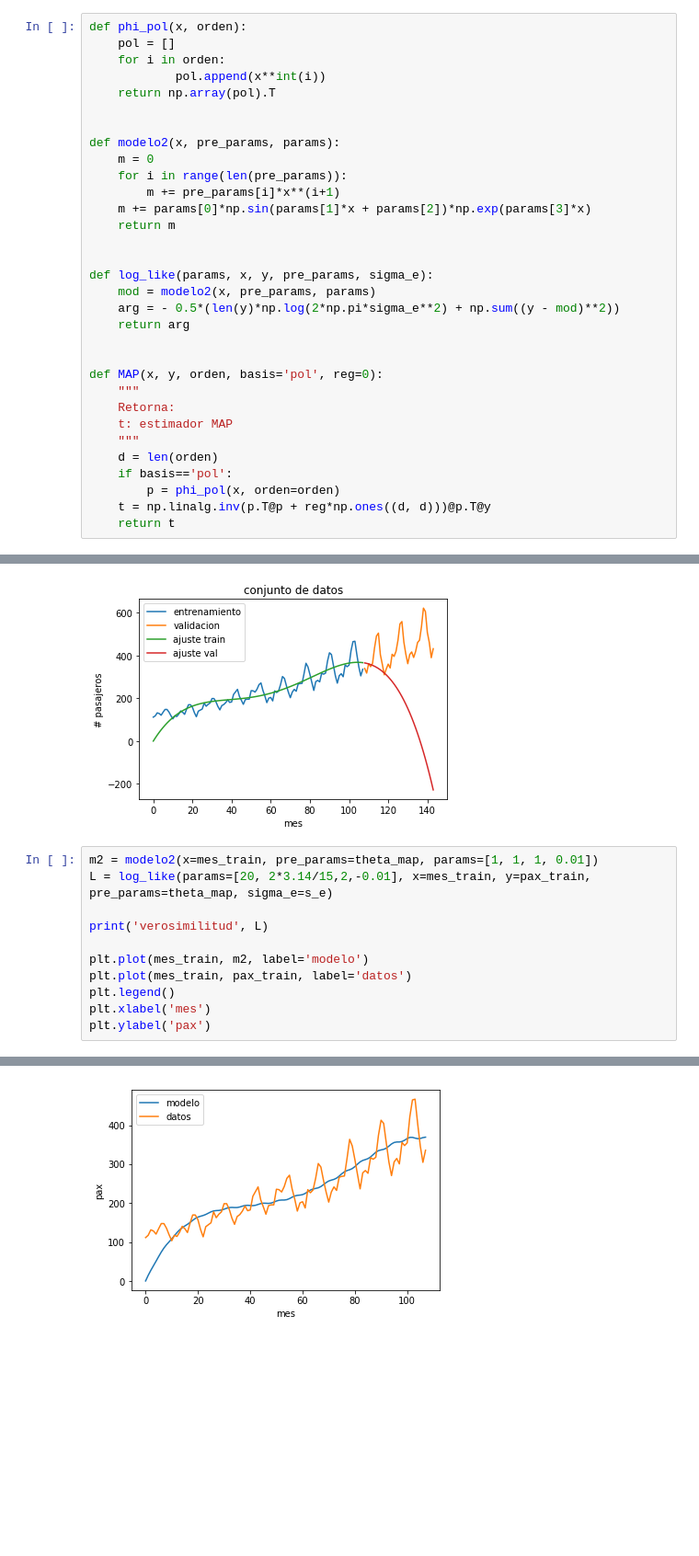
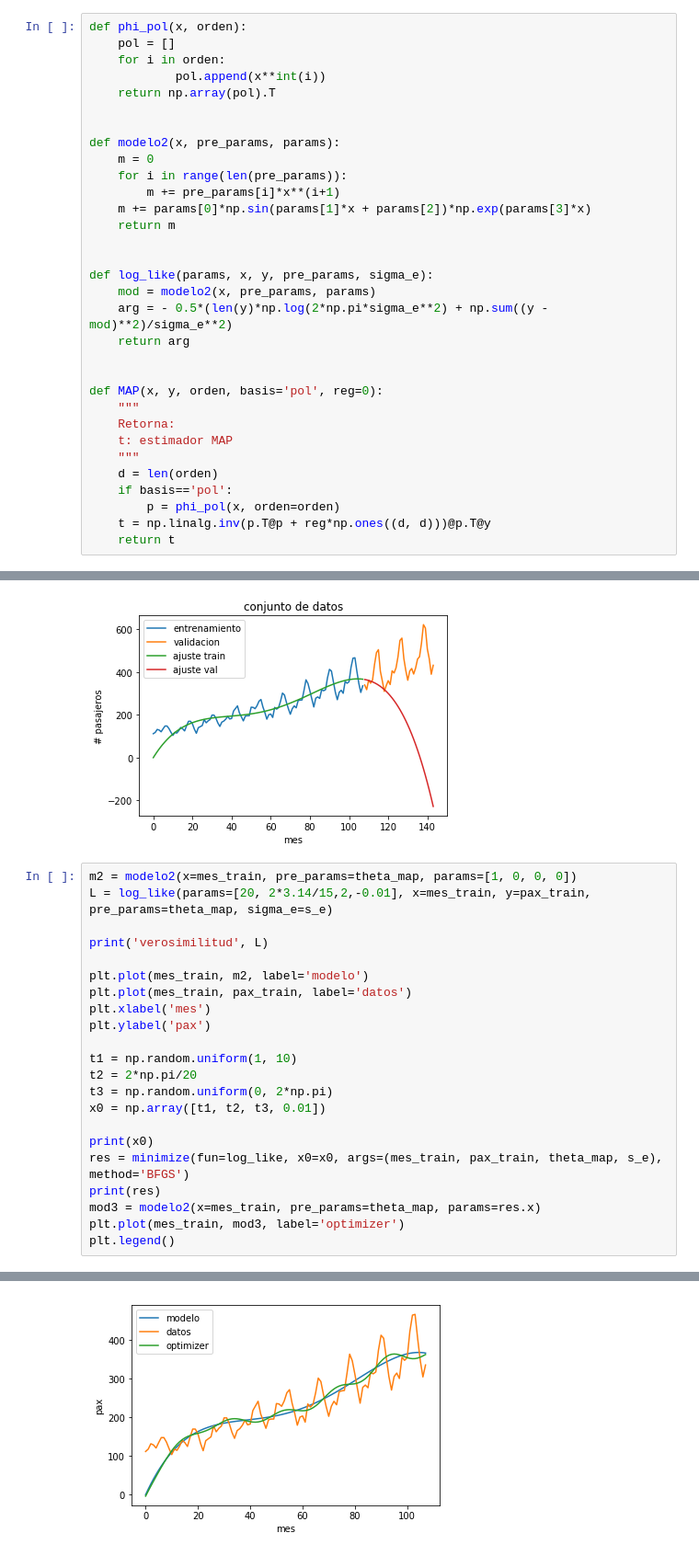
Before and after one commit to fluowhy/PML, a Jupyter notebook: T2/Tarea_2.ipynb, the cells around one changed output, grey strips where cells are left out. Shown: that part at 92% size. Drawn from its saved outputs; the diff is of its cells as text; blank space fills up the shorter version.

Commit message:
optimizer problem

```diff
--- a/T2/Tarea_2.ipynb
+++ b/T2/Tarea_2.ipynb
@@ -22,7 +22,7 @@ def modelo2(x, pre_params, params):
 
 def log_like(params, x, y, pre_params, sigma_e):
     mod = modelo2(x, pre_params, params)
-    arg = - 0.5*(len(y)*np.log(2*np.pi*sigma_e**2) + np.sum((y - mod)**2))
+    arg = - 0.5*(len(y)*np.log(2*np.pi*sigma_e**2) + np.sum((y - mod)**2)/sigma_e**2)
     return arg
 
 
@@ -99,15 +99,26 @@ plt.title('conjunto de datos')
 Text(0.5,1,'conjunto de datos')
 [figure]
 # %%
-m2 = modelo2(x=mes_train, pre_params=theta_map, params=[1, 1, 1, 0.01])
+m2 = modelo2(x=mes_train, pre_params=theta_map, params=[1, 0, 0, 0])
 L = log_like(params=[20, 2*3.14/15,2,-0.01], x=mes_train, y=pax_train, pre_params=theta_map, sigma_e=s_e)
 
 print('verosimilitud', L)
 
 plt.plot(mes_train, m2, label='modelo')
 plt.plot(mes_train, pax_train, label='datos')
-plt.legend()
 plt.xlabel('mes')
 plt.ylabel('pax')
+
+t1 = np.random.uniform(1, 10)
+t2 = 2*np.pi/20
+t3 = np.random.uniform(0, 2*np.pi)
+x0 = np.array([t1, t2, t3, 0.01])
+
+print(x0)
+res = minimize(fun=log_like, x0=x0, args=(mes_train, pax_train, theta_map, s_e), method='BFGS')
+print(res)
+mod3 = modelo2(x=mes_train, pre_params=theta_map, params=res.x)
+plt.plot(mes_train, mod3, label='optimizer')
+plt.legend()
 # %% [output]
 verosimilitud -94184.38015231535
@@ -115 +141 @@ Text(0,0.5,'pax')
-[figure, old version]
+[figure, new version]
```
Also changed, not shown: parts of 4 cells of this notebook.
